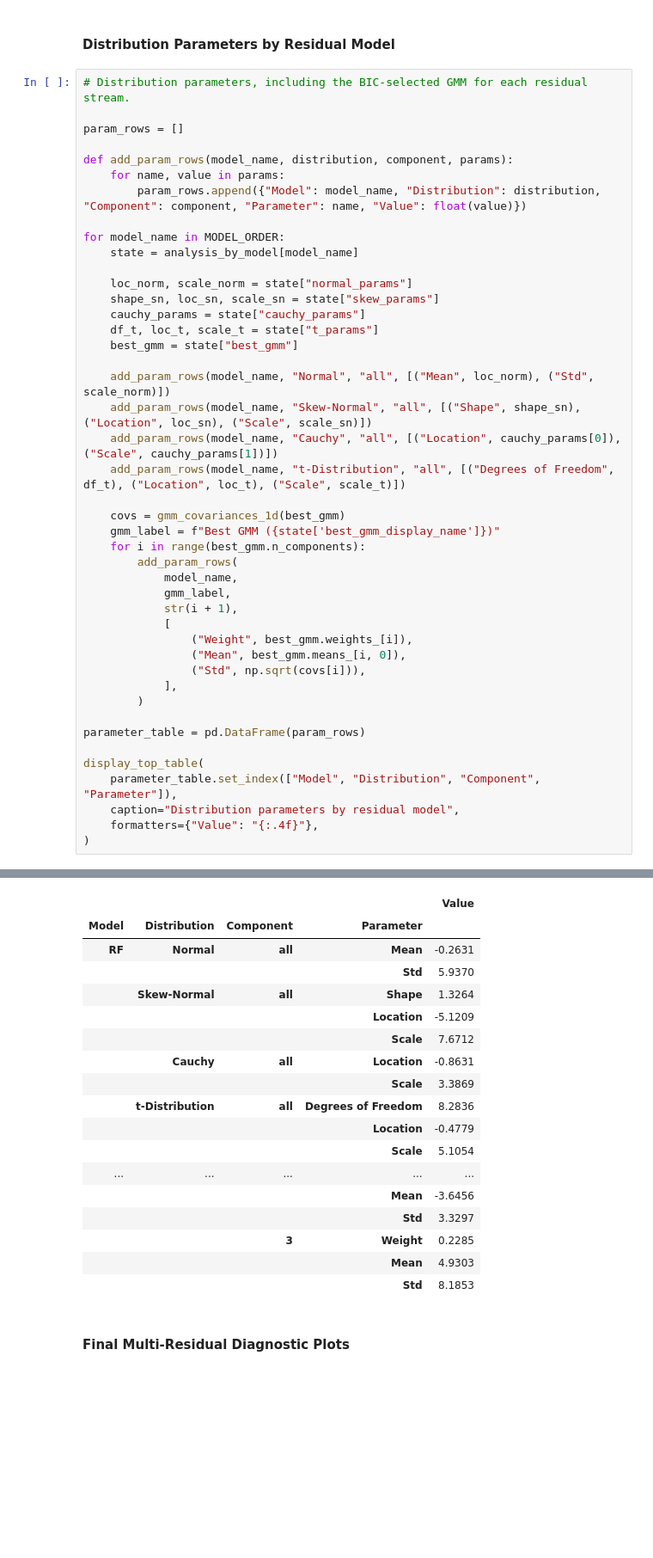
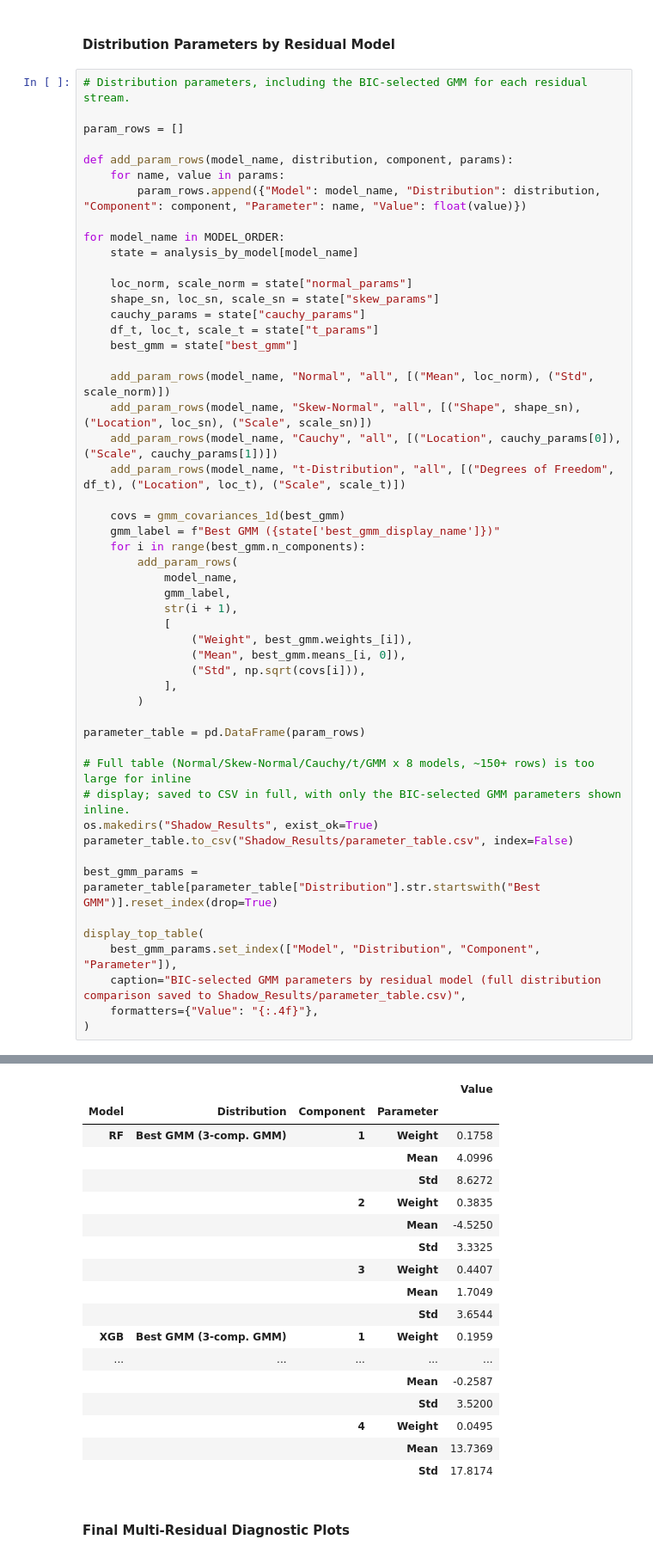
Before and after one commit to nahshonmokua/LoRaWAN-IndoorPathLossModeling-ML, a Jupyter notebook: 10_SHADOW FADING ANALYSIS.ipynb, the cells around one changed output, grey strips where cells are left out. Shown at 86% size. Drawn from its saved outputs; the diff is of its cells as text; blank space fills up the shorter version.

```diff
--- a/10_SHADOW FADING ANALYSIS.ipynb
+++ b/10_SHADOW FADING ANALYSIS.ipynb
@@ -905,9 +931,16 @@ for model_name in MODEL_ORDER:
 
 parameter_table = pd.DataFrame(param_rows)
 
+# Full table (Normal/Skew-Normal/Cauchy/t/GMM x 8 models, ~150+ rows) is too large for inline
+# display; saved to CSV in full, with only the BIC-selected GMM parameters shown inline.
+os.makedirs("Shadow_Results", exist_ok=True)
+parameter_table.to_csv("Shadow_Results/parameter_table.csv", index=False)
+
+best_gmm_params = parameter_table[parameter_table["Distribution"].str.startswith("Best GMM")].reset_index(drop=True)
+
 display_top_table(
-    parameter_table.set_index(["Model", "Distribution", "Component", "Parameter"]),
-    caption="Distribution parameters by residual model",
+    best_gmm_params.set_index(["Model", "Distribution", "Component", "Parameter"]),
+    caption="BIC-selected GMM parameters by residual model (full distribution comparison saved to Shadow_Results/parameter_table.csv)",
     formatters={"Value": "{:.4f}"},
 )
 # %% [output]
@@ -915,21 +948,21 @@ Distribution parameters by residual model
 |  |  |  |  | Value |
 | Model | Distribution | Component | Parameter |  |
-| RF | Normal | all | Mean | -0.2631 |
-|  |  |  | Std | 5.9370 |
-|  | Skew-Normal | all | Shape | 1.3264 |
-|  |  |  | Location | -5.1209 |
-|  |  |  | Scale | 7.6712 |
-|  | Cauchy | all | Location | -0.8631 |
-|  |  |  | Scale | 3.3869 |
-|  | t-Distribution | all | Degrees of Freedom | 8.2836 |
-|  |  |  | Location | -0.4779 |
-|  |  |  | Scale | 5.1054 |
+| RF | Best GMM (3-comp. GMM) | 1 | Weight | 0.1758 |
+|  |  |  | Mean | 4.0996 |
+|  |  |  | Std | 8.6272 |
+|  |  | 2 | Weight | 0.3835 |
+|  |  |  | Mean | -4.5250 |
+|  |  |  | Std | 3.3325 |
+|  |  | 3 | Weight | 0.4407 |
+|  |  |  | Mean | 1.7049 |
+|  |  |  | Std | 3.6544 |
+| XGB | Best GMM (3-comp. GMM) | 1 | Weight | 0.1959 |
 | ... | ... | ... | ... | ... |
-|  |  |  | Mean | -3.6456 |
-|  |  |  | Std | 3.3297 |
-|  |  | 3 | Weight | 0.2285 |
-|  |  |  | Mean | 4.9303 |
-|  |  |  | Std | 8.1853 |
+|  |  |  | Mean | -0.2587 |
+|  |  |  | Std | 3.5200 |
+|  |  | 4 | Weight | 0.0495 |
+|  |  |  | Mean | 13.7369 |
+|  |  |  | Std | 17.8174 |
 # %% [markdown]
 #### Final Multi-Residual Diagnostic Plots
 # %%
```
Also changed, not shown: parts of 10 cells of this notebook, 8 other files.
